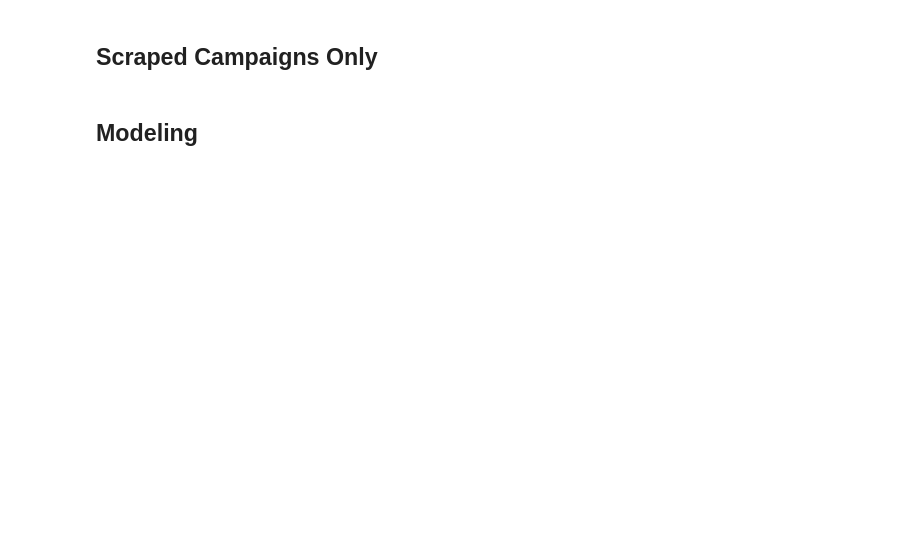
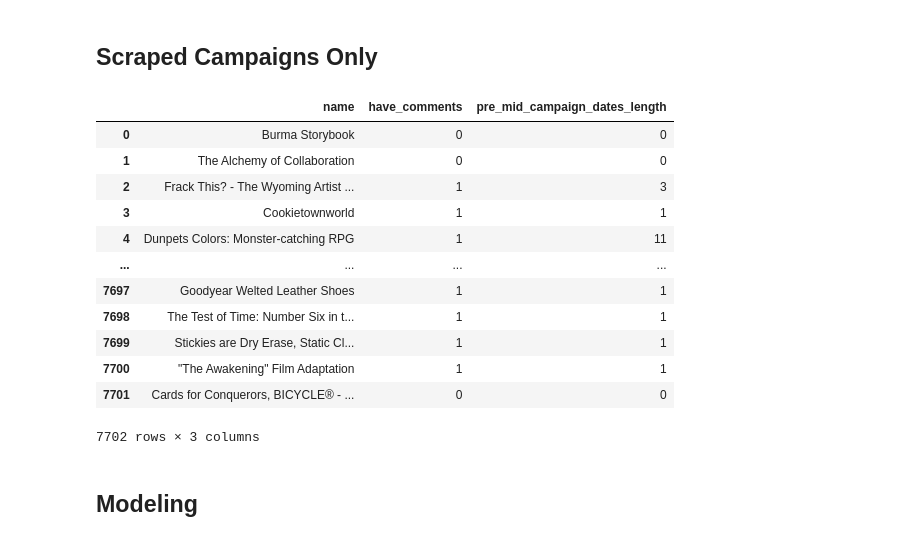
Before and after one commit to helen-tong/kickstarter, a Jupyter notebook: LSTM.ipynb, the cells around one changed output. Saved outputs shown, nothing was run; the diff lists cells and outputs as text; code cells hidden in the pictures; blank space fills up the shorter version.

```diff
--- a/LSTM.ipynb
+++ b/LSTM.ipynb
@@ -398,0 +398,18 @@ y1 = model_data1['state']*1
+# %%
+df_filtered2 = df[['name', 'have_comments', 'pre_mid_campaign_dates_length']].copy()
+# %%
+df_filtered2
+# %% [output]
+|  | name | have_comments | pre_mid_campaign_dates_length |
+| 0 | Burma Storybook | 0 | 0 |
+| 1 | The Alchemy of Collaboration | 0 | 0 |
+| 2 | Frack This? - The Wyoming Artist ... | 1 | 3 |
+| 3 | Cookietownworld | 1 | 1 |
+| 4 | Dunpets Colors: Monster-catching RPG | 1 | 11 |
+| ... | ... | ... | ... |
+| 7697 | Goodyear Welted Leather Shoes | 1 | 1 |
+| 7698 | The Test of Time: Number Six in t... | 1 | 1 |
+| 7699 | Stickies are Dry Erase, Static Cl... | 1 | 1 |
+| 7700 | "The Awakening" Film Adaptation | 1 | 1 |
+| 7701 | Cards for Conquerors, BICYCLE® - ... | 0 | 0 |
+7702 rows × 3 columns
```
Also changed, not shown: parts of 45 cells of this notebook.
